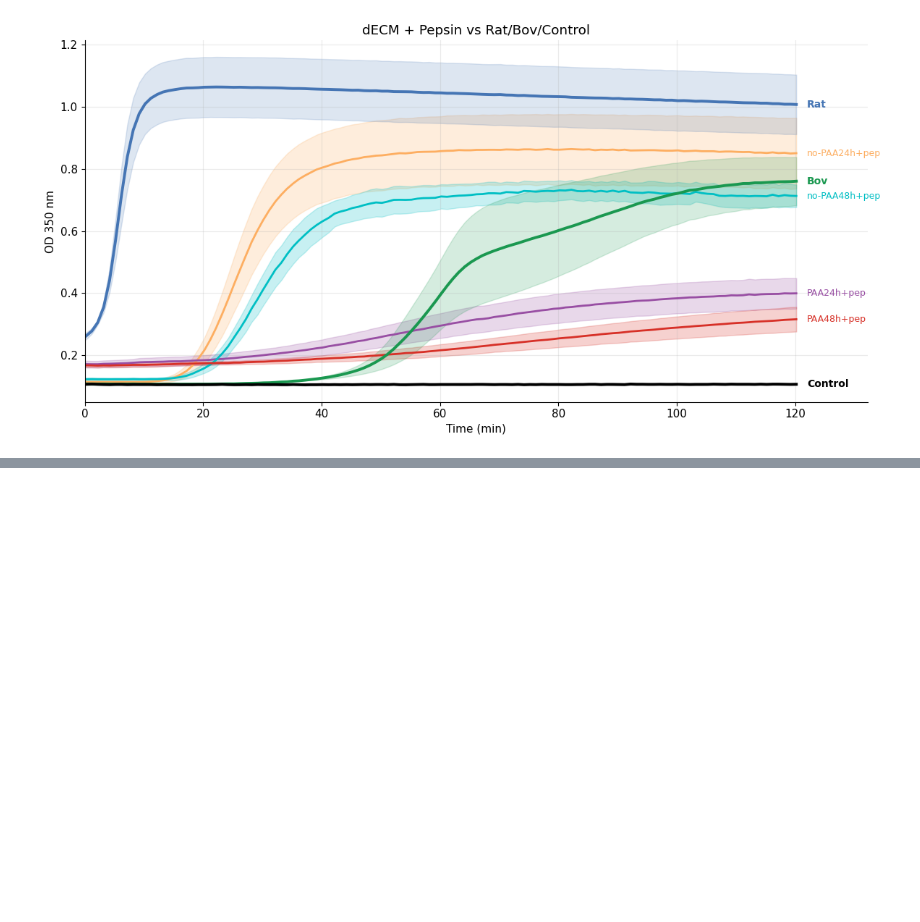
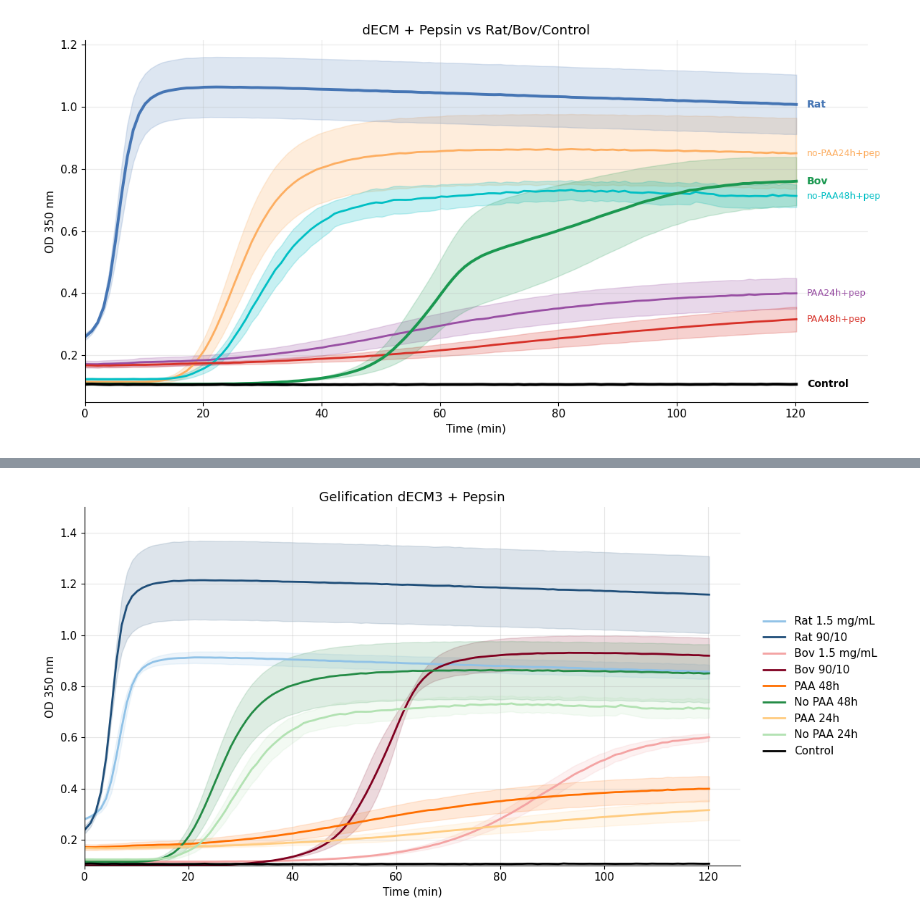
Before and after one commit to Bertaalcolea/Collagen_studies, a Jupyter notebook: dECM5.ipynb, the cells around one changed output, grey strips where cells are left out. Drawn from its saved outputs; the diff is of its cells as text; code cells hidden in the pictures; blank space fills up the shorter version.

```diff
--- a/dECM5.ipynb
+++ b/dECM5.ipynb
@@ -955,0 +1312,19 @@ plt.show()
+# %%
+long_meta = long_meta.copy()
+
+def make_cond_simple(row):
+    if row["type"] in [
+        "Rat 1.5 mg/mL", "Rat 90/10",
+        "Bov 1.5 mg/mL", "Bov 90/10",
+        "Control"
+    ]:
+        return row["type"]
+
+    if row["type"] == "dECM":
+        base = "PAA" if row["paa"] == "PAA" else "No PAA"
+        return f"{base} {int(row['hours'])}h"
+
+    return None
+
+long_meta["cond_simple"] = long_meta.apply(make_cond_simple, axis=1)
+print(long_meta["cond_simple"].unique())
@@ -955,0 +1430,59 @@ plt.show()
+# %%
+# Paleta según lo que QUIERES VER en la leyenda
+colores_display = {
+
+    # Rat / Bov (mostrados)
+    "Rat 1.5 mg/mL": "#90c2e7",   # azul claro
+    "Rat 90/10":     "#1f4e79",   # azul oscuro
+    "Bov 1.5 mg/mL": "#f4a3a3",   # rojo claro
+    "Bov 90/10":     "#800020",   # rojo oscuro
+
+    # dECM mostrados: 24 = claro, 48 = oscuro
+    "PAA 24h":       "#ffcc80",   # naranja claro
+    "PAA 48h":       "#ff6f00",   # naranja oscuro
+    "No PAA 24h":    "#b2e2b2",   # verde claro
+    "No PAA 48h":    "#238b45",   # verde oscuro
+
+    "Control":       "black",
+}
+
+# “Trampa” de nombres: lo que ERA 24h lo queremos mostrar como 48h, etc.
+legend_swap = {
+    "PAA 24h":    "PAA 48h",
+    "PAA 48h":    "PAA 24h",
+    "No PAA 24h": "No PAA 48h",
+    "No PAA 48h": "No PAA 24h",
+}
+
+plt.figure(figsize=(12, 6))
+
+for cond in orden:   # orden = ["Rat 1.5 mg/mL", "Rat 90/10", ..., "Control"]
+    dfc = summary_pep[summary_pep["cond_simple"] == cond].sort_values("time_min")
+    if dfc.empty:
+        continue
+
+    x = dfc["time_min"].values
+    y = dfc["mean"].values
+    se = dfc["std"].fillna(0).values / np.sqrt(dfc["count"].values)
+
+    # nombre que se verá en la leyenda
+    display_name = legend_swap.get(cond, cond)
+
+    # color según el NOMBRE MOSTRADO (no según la condición real)
+    color = colores_display[display_name]
+
+    plt.plot(x, y, color=color, linewidth=2, label=display_name)
+    plt.fill_between(x, y-se, y+se, color=color, alpha=0.15)
+
+plt.xlabel("Time (min)")
+plt.ylabel("OD 350 nm")
+plt.ylim(0.1, 1.5)
+plt.title("Gelification dECM3 + Pepsin")
+plt.grid(True, alpha=0.3)
+plt.xlim(0, summary_pep["time_min"].max() * 1.05)
+
+plt.legend(frameon=False, loc="center left", bbox_to_anchor=(1.02, 0.5))
+plt.tight_layout()
+plt.show()
+# %% [output]
+[figure, added]
```
Also changed, not shown: parts of 13 cells of this notebook.
